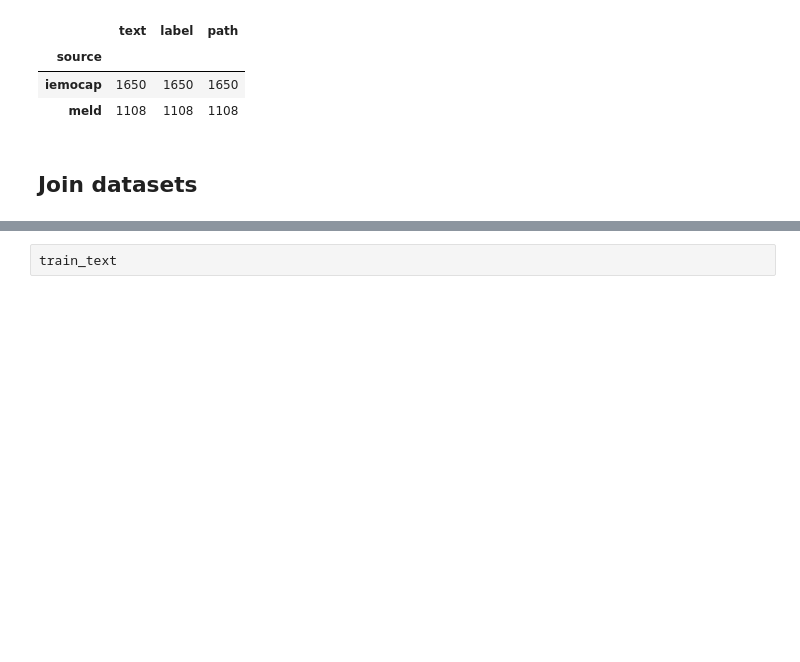
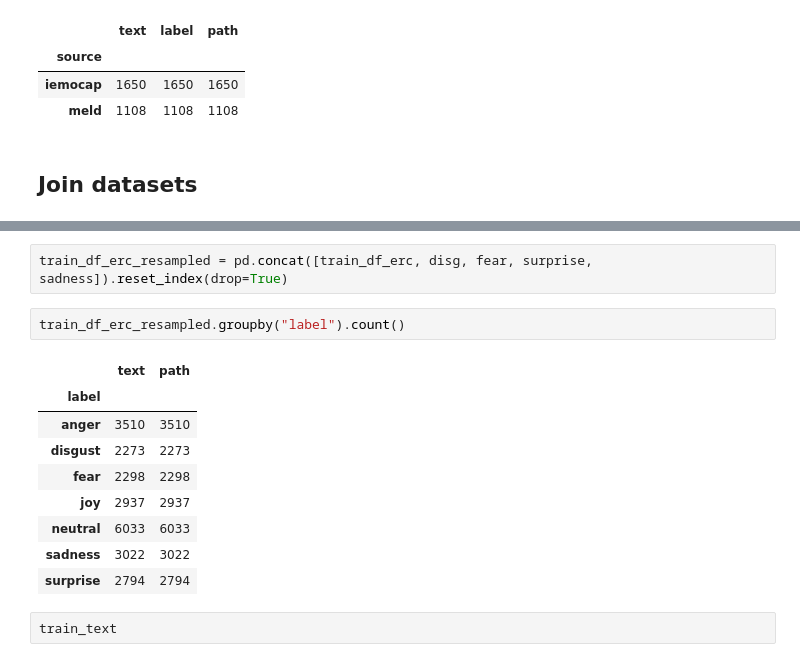
Before and after one commit to machadoprx/c4ai_audio_text_clip, a Jupyter notebook: c4ai_emotions_audio_text_clip_e2e_TEXT_ENCODER.ipynb, the cells around one changed output, grey strips where cells are left out. Saved outputs shown, nothing was run; the diff lists cells and outputs as text; blank space fills up the shorter version.

```diff
--- a/c4ai_emotions_audio_text_clip_e2e_TEXT_ENCODER.ipynb
+++ b/c4ai_emotions_audio_text_clip_e2e_TEXT_ENCODER.ipynb
@@ -129,3 +162,17 @@ train_df_erc
+# %%
+train_df_erc_resampled = pd.concat([train_df_erc, disg, fear, surprise, sadness]).reset_index(drop=True)
+# %%
+train_df_erc_resampled.groupby("label").count()
+# %% [output]
+|  | text | path |
+| label |  |  |
+| anger | 3510 | 3510 |
+| disgust | 2273 | 2273 |
+| fear | 2298 | 2298 |
+| joy | 2937 | 2937 |
+| neutral | 6033 | 6033 |
+| sadness | 3022 | 3022 |
+| surprise | 2794 | 2794 |
 # %%
 train_text
 # %% [output]
```
Also changed, not shown: parts of 23 cells of this notebook, 2 other files.
